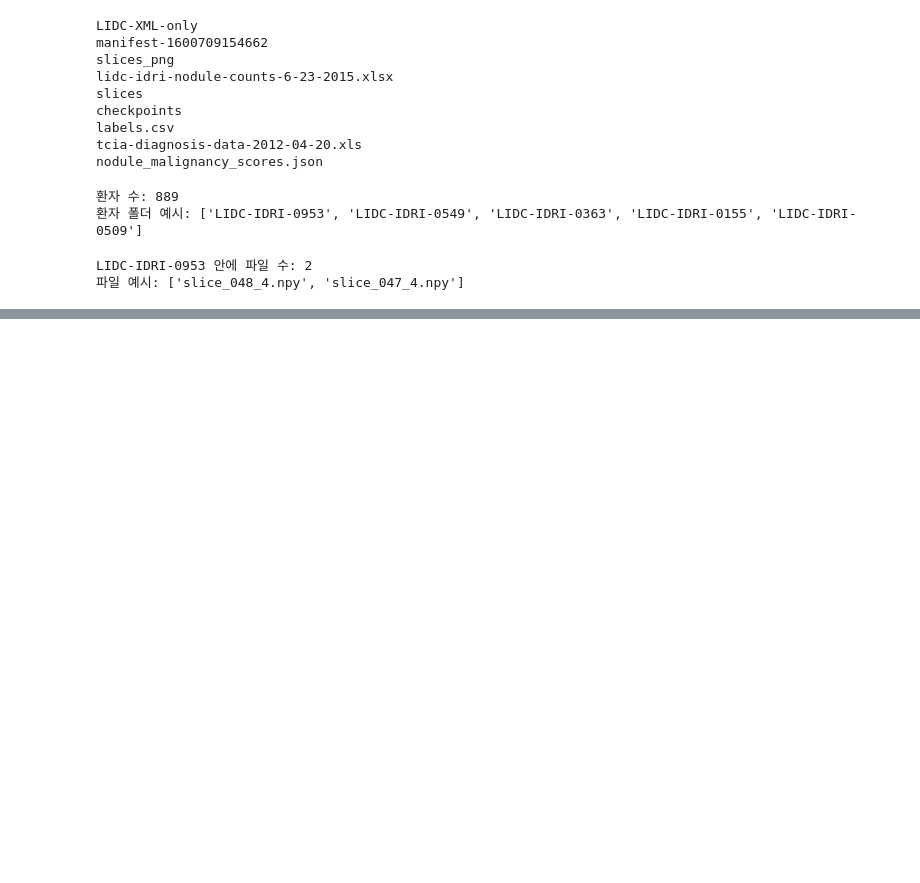
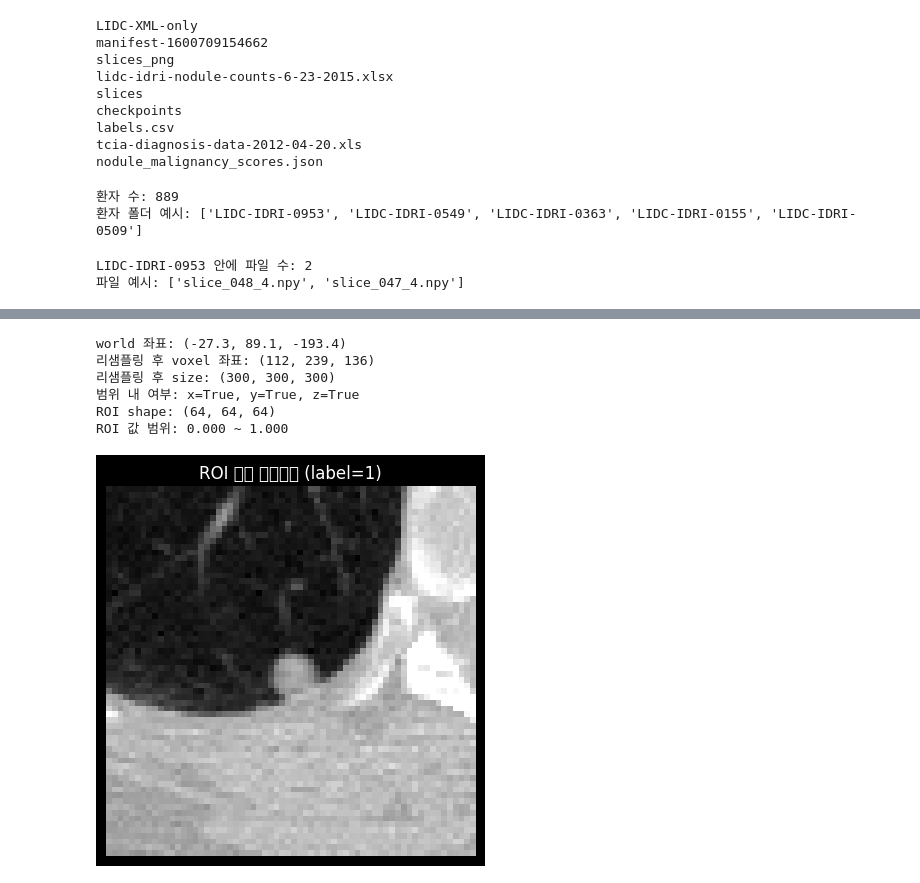
Before and after one commit to kms7625/project2_Lung-cancer, a Jupyter notebook: data_explore.ipynb, the cells around one changed output, grey strips where cells are left out. Saved outputs shown, nothing was run; the diff lists cells and outputs as text; code cells hidden in the pictures; blank space fills up the shorter version.

```diff
--- a/data_explore.ipynb
+++ b/data_explore.ipynb
@@ -36,0 +583,10 @@ LIDC-IDRI-0953 안에 파일 수: 2
+# %%
+# [목적] metadata.csv에서 Series UID → 환자ID(Subject ID) 매핑을 만든다.
+# XML에서 추출한 uid로 어떤 환자의 DICOM 폴더를 읽어야 하는지 찾기 위함.
+
+import pandas as pd
+
+metadata_path = '/home/kms/resnet_project/lidc-idri/manifest-1600709154662/metadata.csv'
+meta = pd.read_csv(metadata_path)
+print(meta.columns.tolist())
+print(meta.head(3))
@@ -36,0 +849,61 @@ LIDC-IDRI-0953 안에 파일 수: 2
+# %%
+# [목적] XML의 cx, cy는 원본 픽셀 좌표이고 cz는 world 좌표(mm)다.
+# 리샘플링 후 1mm spacing 기준으로 voxel 좌표를 올바르게 변환한다.
+# 원본 spacing을 곱해서 mm로 바꾼 뒤 리샘플링된 이미지에서 index를 구한다.
+
+def extract_roi_v2(orig_image, resampled_image, cx_pix, cy_pix, cz_mm, half=32):
+    orig_spacing = orig_image.GetSpacing()
+    orig_origin = orig_image.GetOrigin()
+
+    # cx, cy: 픽셀 좌표 → world 좌표(mm)
+    # origin은 더하는 게 아니라 TransformIndexToPhysicalPoint 써야 함
+    cx_mm_world = orig_origin[0] + cx_pix * orig_spacing[0]
+    cy_mm_world = orig_origin[1] + cy_pix * orig_spacing[1]
+
+    print(f'world 좌표: ({cx_mm_world:.1f}, {cy_mm_world:.1f}, {cz_mm:.1f})')
+
+    # 리샘플링된 이미지에서 voxel 좌표로 변환
+    voxel = resampled_image.TransformPhysicalPointToIndex(
+        (cx_mm_world, cy_mm_world, cz_mm)
+    )
+    vx, vy, vz = voxel
+    print(f'리샘플링 후 voxel 좌표: ({vx}, {vy}, {vz})')
+
+    size = resampled_image.GetSize()
+    print(f'리샘플링 후 size: {size}')
+    print(f'범위 내 여부: x={0<=vx<size[0]}, y={0<=vy<size[1]}, z={0<=vz<size[2]}')
+
+    x1 = max(0, vx - half)
+    x2 = min(size[0], vx + half)
+    y1 = max(0, vy - half)
+    y2 = min(size[1], vy + half)
+    z1 = max(0, vz - half)
+    z2 = min(size[2], vz + half)
+
+    arr = sitk.GetArrayFromImage(resampled_image)  # (Z, Y, X)
+    roi = arr[z1:z2, y1:y2, x1:x2]
+
+    roi = np.clip(roi, -1000, 400)
+    roi = (roi - (-1000)) / (400 - (-1000))
+
+    return roi, voxel
+
+roi, voxel = extract_roi_v2(image, resampled, row['cx'], row['cy'], row['cz'])
+print(f'ROI shape: {roi.shape}')
+
+if roi.size > 0:
+    print(f'ROI 값 범위: {roi.min():.3f} ~ {roi.max():.3f}')
+    import matplotlib.pyplot as plt
+    mid = roi.shape[0] // 2
+    plt.imshow(roi[mid], cmap='gray')
+    plt.title(f'ROI 중간 슬라이스 (label={row["label"]})')
+    plt.axis('off')
+    plt.show()
+# %% [output]
+world 좌표: (-27.3, 89.1, -193.4)
+리샘플링 후 voxel 좌표: (112, 239, 136)
+리샘플링 후 size: (300, 300, 300)
+범위 내 여부: x=True, y=True, z=True
+ROI shape: (64, 64, 64)
+ROI 값 범위: 0.000 ~ 1.000
+[figure, added]
```
Also changed, not shown: parts of 21 cells of this notebook.
